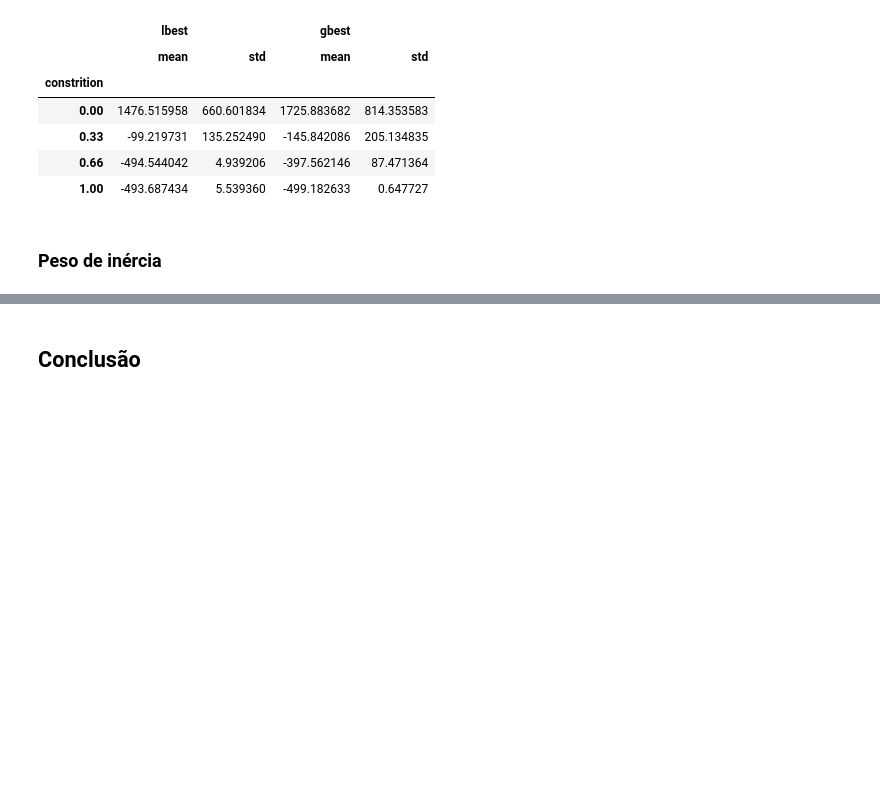
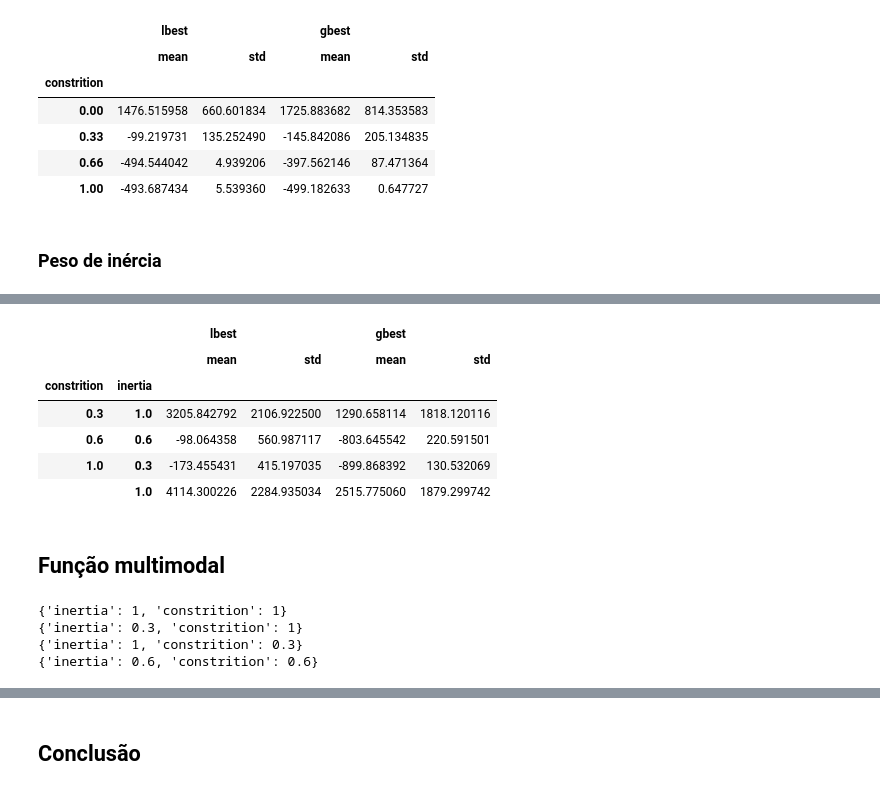
Before and after one commit to vicrsp/ce-ppgee, a Jupyter notebook: src/notebooks/tp2_pso.ipynb, the cells around one changed output, grey strips where cells are left out. Drawn from its saved outputs; the diff is of its cells as text; code cells hidden in the pictures; blank space fills up the shorter version.

```diff
--- a/src/notebooks/tp2_pso.ipynb
+++ b/src/notebooks/tp2_pso.ipynb
@@ -377,0 +593,7 @@ display(stats_multimodal)
+# %%
+# execute the experiment
+parameters = [{'inertia': 1, 'constrition': 1}, {'inertia': 0.3, 'constrition': 1}, {'inertia': 1, 'constrition': 0.3}, {'inertia': 0.6, 'constrition': 0.6}]
+results_unimodal = []
+for params in parameters:
+    print(params)
+    results_unimodal.append(run_experiment(unimodal.func, f_star=unimodal.f_star, swarm_size=50, acceleration=[1.1, 1.1], max_feval=max_fevals, constrition=params['constrition'], inertia=params['inertia']))
@@ -377,0 +619,24 @@ display(stats_multimodal)
+# %%
+generate_experiment_statistics([value[0] for value in results_unimodal], ['constrition','inertia'])
+# %% [output]
+|  |  | lbest |  | gbest |  |
+|  |  | mean | std | mean | std |
+| constrition | inertia |  |  |  |  |
+| 0.3 | 1.0 | 3205.842792 | 2106.922500 | 1290.658114 | 1818.120116 |
+| 0.6 | 0.6 | -98.064358 | 560.987117 | -803.645542 | 220.591501 |
+| 1.0 | 0.3 | -173.455431 | 415.197035 | -899.868392 | 130.532069 |
+|  | 1.0 | 4114.300226 | 2284.935034 | 2515.775060 | 1879.299742 |
+# %% [markdown]
+## Função multimodal
+# %%
+# execute the experiment
+parameters = [{'inertia': 1, 'constrition': 1}, {'inertia': 0.3, 'constrition': 1}, {'inertia': 1, 'constrition': 0.3}, {'inertia': 0.6, 'constrition': 0.6}]
+results_multimodal = []
+for params in parameters:
+    print(params)
+    results_multimodal.append(run_experiment(multimodal.func, f_star=multimodal.f_star, swarm_size=50, acceleration=[2.0, 2.0], max_feval=max_fevals, constrition=params['constrition'], inertia=params['inertia']))
+# %% [output]
+{'inertia': 1, 'constrition': 1}
+{'inertia': 0.3, 'constrition': 1}
+{'inertia': 1, 'constrition': 0.3}
+{'inertia': 0.6, 'constrition': 0.6}
```
Also changed, not shown: parts of 24 cells of this notebook.
